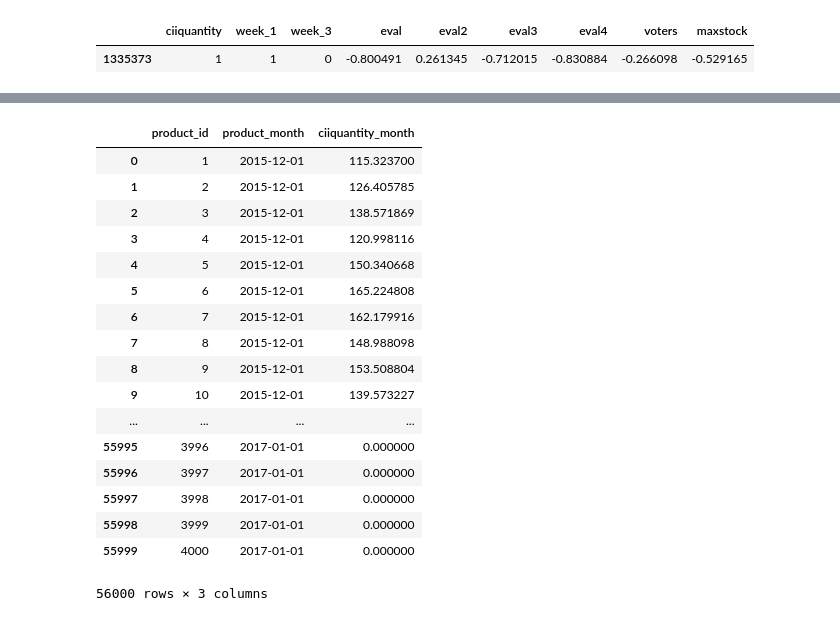
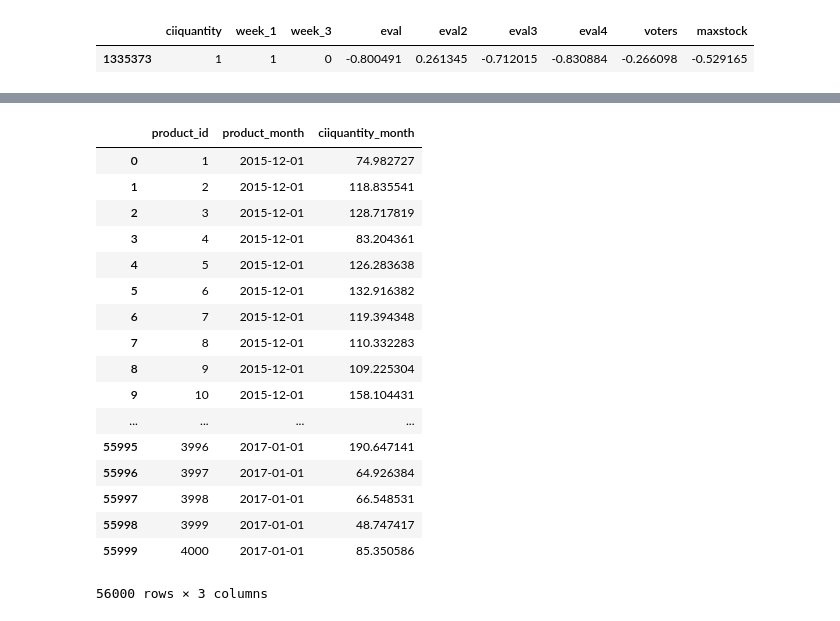
Before and after one commit to zchq88/kesci_ctrip, a Jupyter notebook: ctrip_nn.ipynb, the cells around one changed output, grey strips where cells are left out. Saved outputs shown, nothing was run; the diff lists cells and outputs as text; code cells hidden in the pictures.

```diff
--- a/ctrip_nn.ipynb
+++ b/ctrip_nn.ipynb
@@ -184,13 +218,13 @@ def add_layer(inputs, in_size, out_size, activation_function=None):
         outputs = activation_function(Wx_plus_b)
     return outputs
 in_shape=13
-epochs=100
+epochs=2000
 batch=1000
 l_r=0.01
 x = tf.placeholder(tf.float32, shape=[None, in_shape])
 y = tf.placeholder(tf.float32, [None,1])
-l1 = add_layer(x, in_shape, 7, activation_function=tf.nn.sigmoid)
-prediction = add_layer(l1, 7, 1, activation_function=None)
+l1 = add_layer(x, in_shape, 10, activation_function=tf.nn.sigmoid)
+prediction = add_layer(l1, 10, 1, activation_function=None)
 
 loss = tf.reduce_mean(tf.reduce_sum(tf.square(y - prediction),
                      reduction_indices=[1]))
@@ -248,21 +282,22 @@ i:701/56000 ciiquantity month:157.3611602783203 time:0:00:16.413177
-# %%
-evaluation
-# %% [output]
-|  | product_id | product_month | ciiquantity_month |
-| 0 | 1 | 2015-12-01 | 115.323700 |
-| 1 | 2 | 2015-12-01 | 126.405785 |
-| 2 | 3 | 2015-12-01 | 138.571869 |
-| 3 | 4 | 2015-12-01 | 120.998116 |
-| 4 | 5 | 2015-12-01 | 150.340668 |
-| 5 | 6 | 2015-12-01 | 165.224808 |
-| 6 | 7 | 2015-12-01 | 162.179916 |
-| 7 | 8 | 2015-12-01 | 148.988098 |
-| 8 | 9 | 2015-12-01 | 153.508804 |
-| 9 | 10 | 2015-12-01 | 139.573227 |
-| ... | ... | ... | ... |
-| 55995 | 3996 | 2017-01-01 | 0.000000 |
-| 55996 | 3997 | 2017-01-01 | 0.000000 |
-| 55997 | 3998 | 2017-01-01 | 0.000000 |
-| 55998 | 3999 | 2017-01-01 | 0.000000 |
-| 55999 | 4000 | 2017-01-01 | 0.000000 |
-56000 rows × 3 columns
+# %%
+evaluation.to_csv('my_ansower_nn.csv',index=False)
+evaluation
+# %% [output]
+|  | product_id | product_month | ciiquantity_month |
+| 0 | 1 | 2015-12-01 | 74.982727 |
+| 1 | 2 | 2015-12-01 | 118.835541 |
+| 2 | 3 | 2015-12-01 | 128.717819 |
+| 3 | 4 | 2015-12-01 | 83.204361 |
+| 4 | 5 | 2015-12-01 | 126.283638 |
+| 5 | 6 | 2015-12-01 | 132.916382 |
+| 6 | 7 | 2015-12-01 | 119.394348 |
+| 7 | 8 | 2015-12-01 | 110.332283 |
+| 8 | 9 | 2015-12-01 | 109.225304 |
+| 9 | 10 | 2015-12-01 | 158.104431 |
+| ... | ... | ... | ... |
+| 55995 | 3996 | 2017-01-01 | 190.647141 |
+| 55996 | 3997 | 2017-01-01 | 64.926384 |
+| 55997 | 3998 | 2017-01-01 | 66.548531 |
+| 55998 | 3999 | 2017-01-01 | 48.747417 |
+| 55999 | 4000 | 2017-01-01 | 85.350586 |
+56000 rows × 3 columns
```
Also changed, not shown: parts of 12 cells of this notebook, 3 other files.
